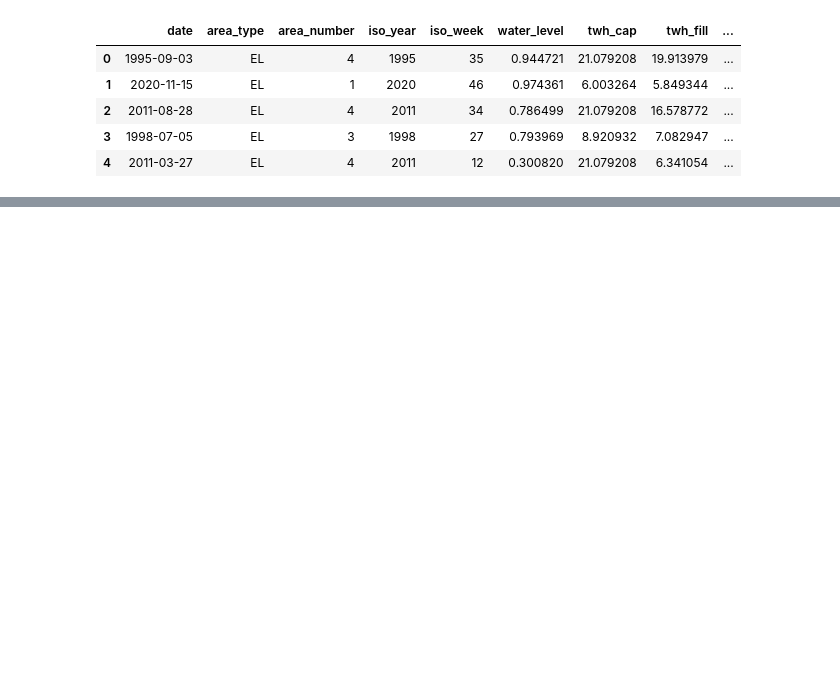
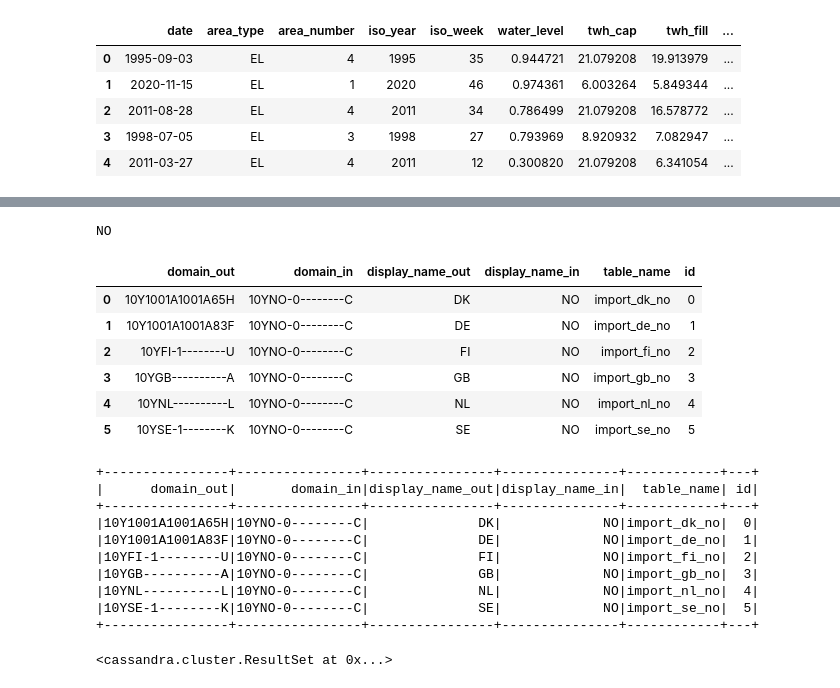
Before and after one commit to Kunii/IND320-hush, a Jupyter notebook: notebooks/CA2/Proj-P2.ipynb, the cells around one changed output, grey strips where cells are left out. Drawn from its saved outputs; the diff is of its cells as text; code cells hidden in the pictures; blank space fills up the shorter version.

```diff
--- a/notebooks/CA2/Proj-P2.ipynb
+++ b/notebooks/CA2/Proj-P2.ipynb
@@ -212,0 +464,15 @@ display(df_mag.head())
+# %%
+spark = (
+    SparkSession.builder.appName('SparkCassandraApp')
+    .config('spark.jars.packages',
+            'com.datastax.spark:spark-cassandra-connector_2.12:3.5.1')
+#     .config('spark.sql.extensions',
+#             'com.datastax.spark.connector.CassandraSparkExtensions')
+#     .config('spark.sql.catalog.mycatalog',
+#             'com.datastax.spark.connector.datasource.CassandraCatalog')
+    .config('spark.cassandra.connection.host',
+            '127.0.0.1')
+    .config('spark.cassandra.connection.port',
+            '9042')
+    .getOrCreate()
+)
@@ -212,0 +516,7 @@ display(df_mag.head())
+# %%
+str(df['in_domain'][0])
+
+# Fetch eic.DISPLAY_NAME
+no_name = norwegian_eic_codes[0].DISPLAY_NAME
+# %% [output]
+NO
@@ -212,0 +534,53 @@ display(df_mag.head())
+# %%
+db_keyspace = "ind320"
+table_df = pd.DataFrame(table_data, columns=['domain_out', 'domain_in', 'display_name_out', 'display_name_in', 'table_name'])
+
+# Set table_df row index as the id
+table_df['id'] = table_df.index
+
+display(table_df)
+
+spark_df = spark.createDataFrame(table_df)
+spark_df.show()
+spark_df.write.format("org.apache.spark.sql.cassandra").options(table="entsoe_tables", keyspace=db_keyspace).mode("append").save()
+# %% [output]
+|  | domain_out | domain_in | display_name_out | display_name_in | table_name | id |
+| 0 | 10Y1001A1001A65H | 10YNO-0--------C | DK | NO | import_dk_no | 0 |
+| 1 | 10Y1001A1001A83F | 10YNO-0--------C | DE | NO | import_de_no | 1 |
+| 2 | 10YFI-1--------U | 10YNO-0--------C | FI | NO | import_fi_no | 2 |
+| 3 | 10YGB----------A | 10YNO-0--------C | GB | NO | import_gb_no | 3 |
+| 4 | 10YNL----------L | 10YNO-0--------C | NL | NO | import_nl_no | 4 |
+| 5 | 10YSE-1--------K | 10YNO-0--------C | SE | NO | import_se_no | 5 |
++----------------+----------------+----------------+---------------+------------+---+
+|      domain_out|       domain_in|display_name_out|display_name_in|  table_name| id|
++----------------+----------------+----------------+---------------+------------+---+
+|10Y1001A1001A65H|10YNO-0--------C|              DK|             NO|import_dk_no|  0|
+|10Y1001A1001A83F|10YNO-0--------C|              DE|             NO|import_de_no|  1|
+|10YFI-1--------U|10YNO-0--------C|              FI|             NO|import_fi_no|  2|
+|10YGB----------A|10YNO-0--------C|              GB|             NO|import_gb_no|  3|
+|10YNL----------L|10YNO-0--------C|              NL|             NO|import_nl_no|  4|
+|10YSE-1--------K|10YNO-0--------C|              SE|             NO|import_se_no|  5|
++----------------+----------------+----------------+---------------+------------+---+
+# %%
+# Connecting to Cassandra
+cluster = Cluster(['localhost'], port=9042)
+session = cluster.connect()
+
+db_keyspace = "ind320"
+db_table = "entsoe_tables"
+
+session.execute(f"CREATE KEYSPACE IF NOT EXISTS {db_keyspace} WITH REPLICATION = {{ 'class': 'SimpleStrategy', 'replication_factor': 1 }};")
+session.set_keyspace(db_keyspace)
+
+session.execute(f"DROP TABLE IF EXISTS {db_table};")
+
+session.execute(f"""CREATE TABLE IF NOT EXISTS {db_table} (
+    id INT PRIMARY KEY,
+    domain_out TEXT,
+    domain_in TEXT,
+    display_name_out TEXT,
+    display_name_in TEXT,
+    table_name TEXT
+);""")
+# %% [output]
+<cassandra.cluster.ResultSet at 0x...>
```
Also changed, not shown: parts of 23 cells of this notebook, 3 other files.
